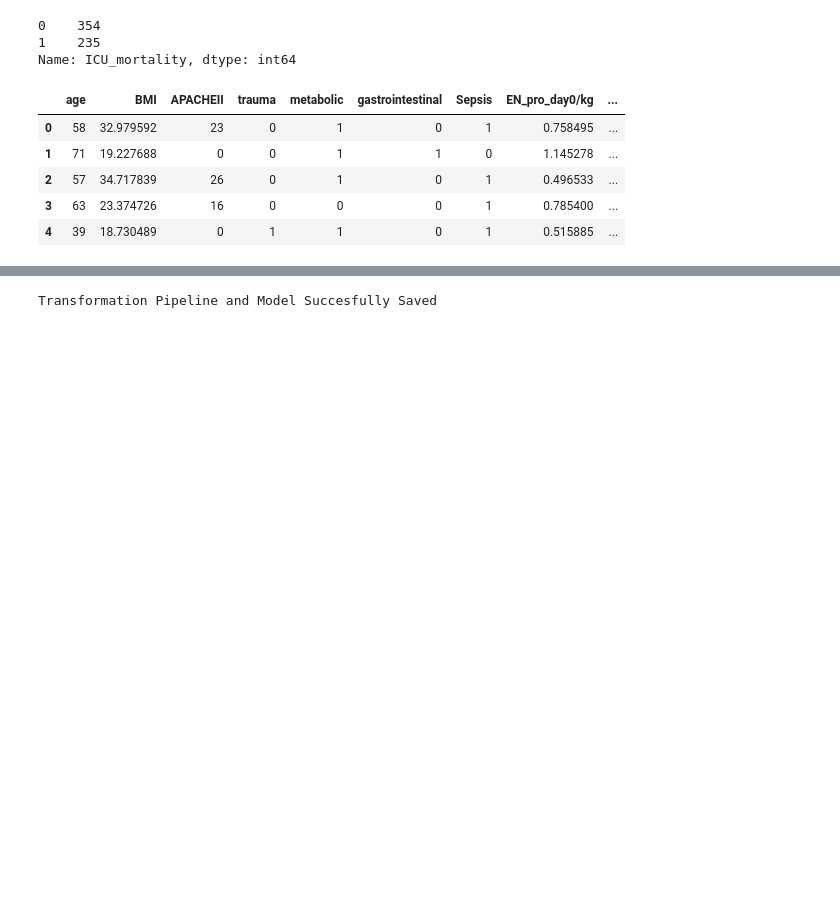
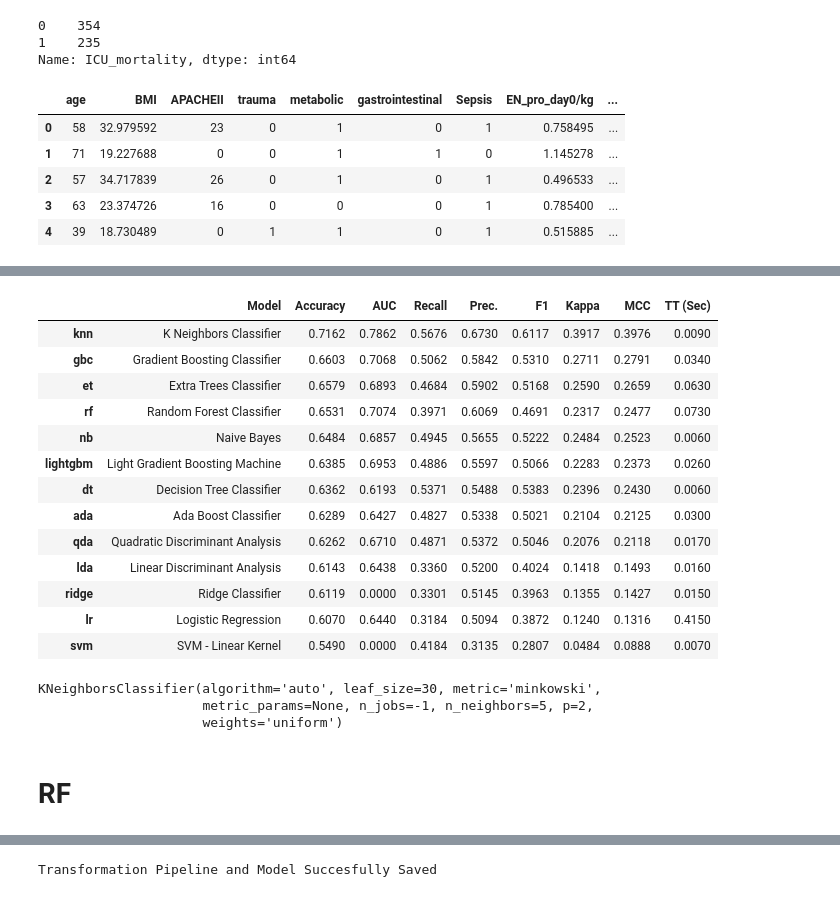
Before and after one commit to dvirs12345/Final-project, a Jupyter notebook: Hazana/under_sampeling-enprot_kgknn.ipynb, the cells around one changed output, grey strips where cells are left out. Saved outputs shown, nothing was run; the diff lists cells and outputs as text; code cells hidden in the pictures; blank space fills up the shorter version.

```diff
--- a/Hazana/under_sampeling-enprot_kgknn.ipynb
+++ b/Hazana/under_sampeling-enprot_kgknn.ipynb
@@ -90,6 +93,29 @@ model_setup = setup(data=data, target='ICU_mortality', data_split_stratify = Tru
 | 56 | Interaction Threshold | None |
 | 57 | Fix Imbalance | False |
 | 58 | Fix Imbalance Method | SMOTE |
+# %%
+best = compare_models()
+print(best)
+# %% [output]
+|  | Model | Accuracy | AUC | Recall | Prec. | F1 | Kappa | MCC | TT (Sec) |
+| knn | K Neighbors Classifier | 0.7162 | 0.7862 | 0.5676 | 0.6730 | 0.6117 | 0.3917 | 0.3976 | 0.0090 |
+| gbc | Gradient Boosting Classifier | 0.6603 | 0.7068 | 0.5062 | 0.5842 | 0.5310 | 0.2711 | 0.2791 | 0.0340 |
+| et | Extra Trees Classifier | 0.6579 | 0.6893 | 0.4684 | 0.5902 | 0.5168 | 0.2590 | 0.2659 | 0.0630 |
+| rf | Random Forest Classifier | 0.6531 | 0.7074 | 0.3971 | 0.6069 | 0.4691 | 0.2317 | 0.2477 | 0.0730 |
+| nb | Naive Bayes | 0.6484 | 0.6857 | 0.4945 | 0.5655 | 0.5222 | 0.2484 | 0.2523 | 0.0060 |
+| lightgbm | Light Gradient Boosting Machine | 0.6385 | 0.6953 | 0.4886 | 0.5597 | 0.5066 | 0.2283 | 0.2373 | 0.0260 |
+| dt | Decision Tree Classifier | 0.6362 | 0.6193 | 0.5371 | 0.5488 | 0.5383 | 0.2396 | 0.2430 | 0.0060 |
+| ada | Ada Boost Classifier | 0.6289 | 0.6427 | 0.4827 | 0.5338 | 0.5021 | 0.2104 | 0.2125 | 0.0300 |
+| qda | Quadratic Discriminant Analysis | 0.6262 | 0.6710 | 0.4871 | 0.5372 | 0.5046 | 0.2076 | 0.2118 | 0.0170 |
+| lda | Linear Discriminant Analysis | 0.6143 | 0.6438 | 0.3360 | 0.5200 | 0.4024 | 0.1418 | 0.1493 | 0.0160 |
+| ridge | Ridge Classifier | 0.6119 | 0.0000 | 0.3301 | 0.5145 | 0.3963 | 0.1355 | 0.1427 | 0.0150 |
+| lr | Logistic Regression | 0.6070 | 0.6440 | 0.3184 | 0.5094 | 0.3872 | 0.1240 | 0.1316 | 0.4150 |
+| svm | SVM - Linear Kernel | 0.5490 | 0.0000 | 0.4184 | 0.3135 | 0.2807 | 0.0484 | 0.0888 | 0.0070 |
+KNeighborsClassifier(algorithm='auto', leaf_size=30, metric='minkowski',
+                     metric_params=None, n_jobs=-1, n_neighbors=5, p=2,
+                     weights='uniform')
+# %% [markdown]
+# RF
 # %%
 #for more info: https://pycaret.org/tune-model/
 model = create_model("rf")
```
Also changed, not shown: parts of 13 cells of this notebook, 1 other file.
